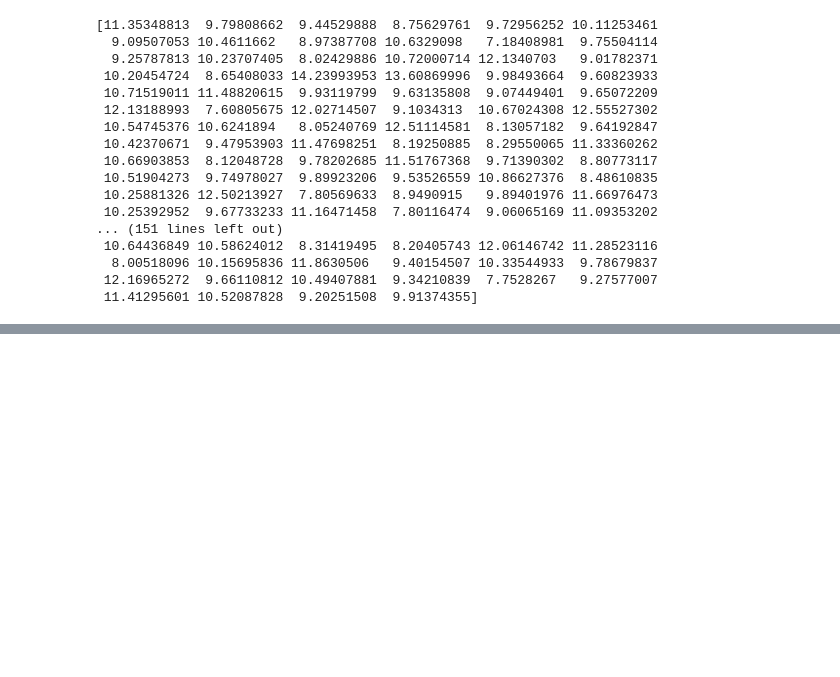
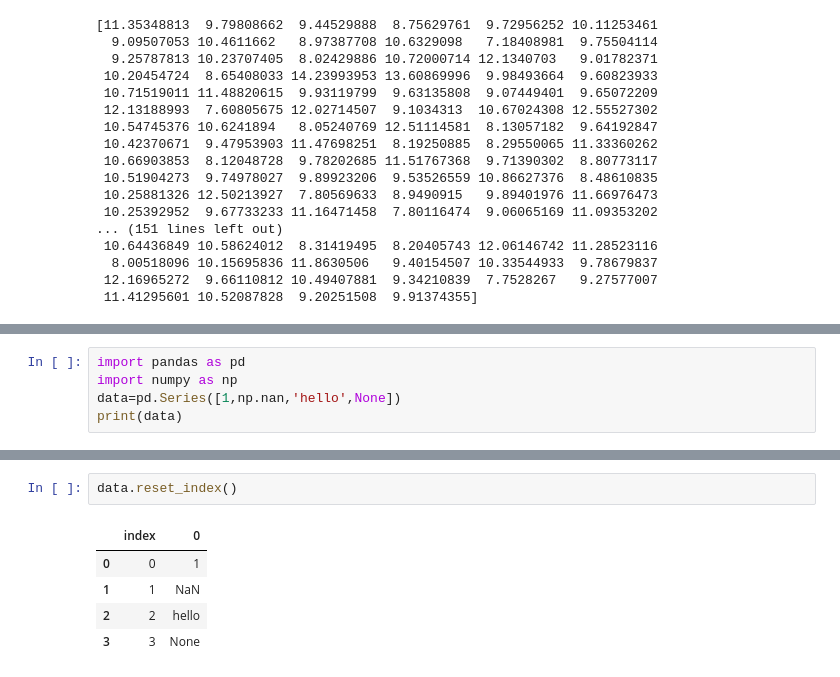
Before and after one commit to dipaklahan007/numpy-as-np, a Jupyter notebook: practice in room.ipynb, the cells around one changed output, grey strips where cells are left out. Saved outputs shown, nothing was run; the diff lists cells and outputs as text; blank space fills up the shorter version.

```diff
--- a/practice in room.ipynb
+++ b/practice in room.ipynb
@@ -665,0 +703,5 @@ print(random_numbers)
+# %%
+import pandas as pd
+import numpy as np
+data=pd.Series([1,np.nan,'hello',None])
+print(data)
@@ -665,0 +750,8 @@ print(random_numbers)
+# %%
+data.reset_index()
+# %% [output]
+|  | index | 0 |
+| 0 | 0 | 1 |
+| 1 | 1 | NaN |
+| 2 | 2 | hello |
+| 3 | 3 | None |
```
Also changed, not shown: parts of 23 cells of this notebook.
